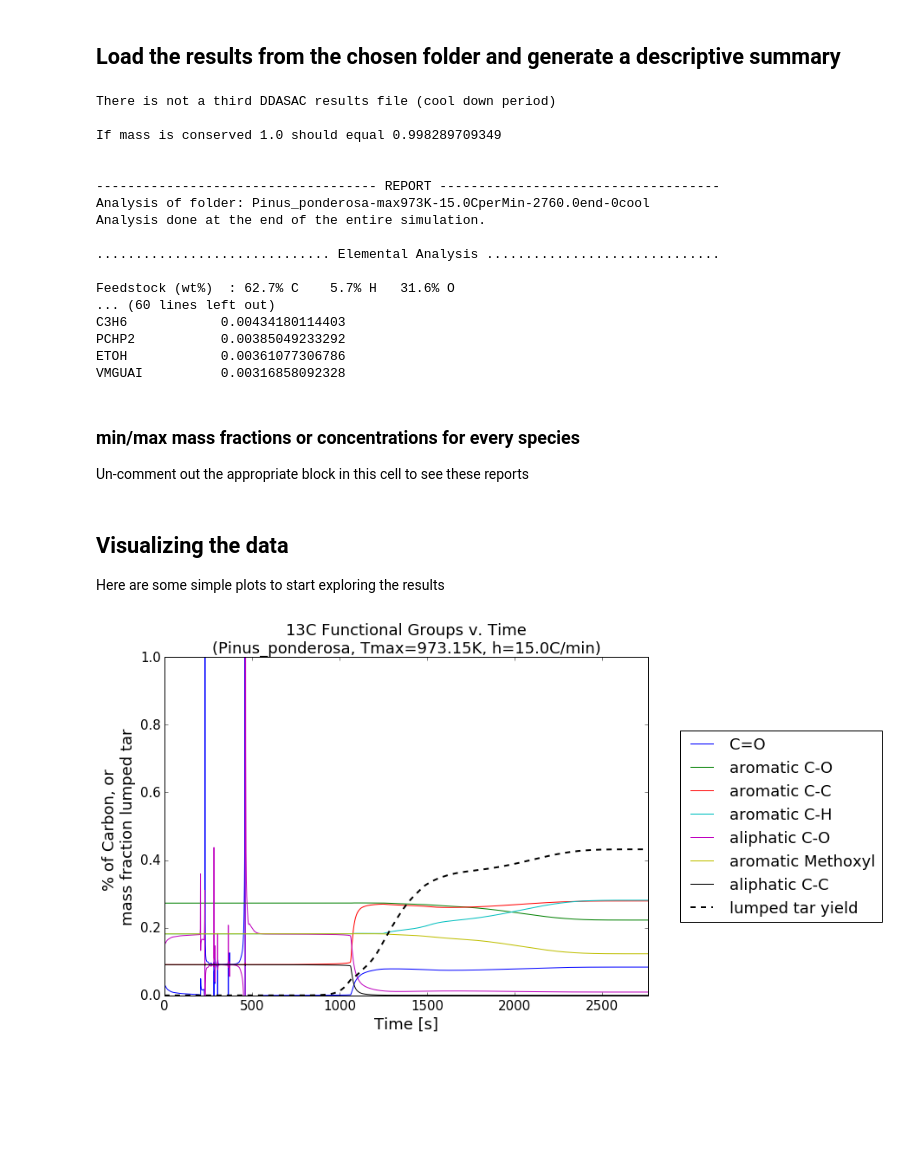
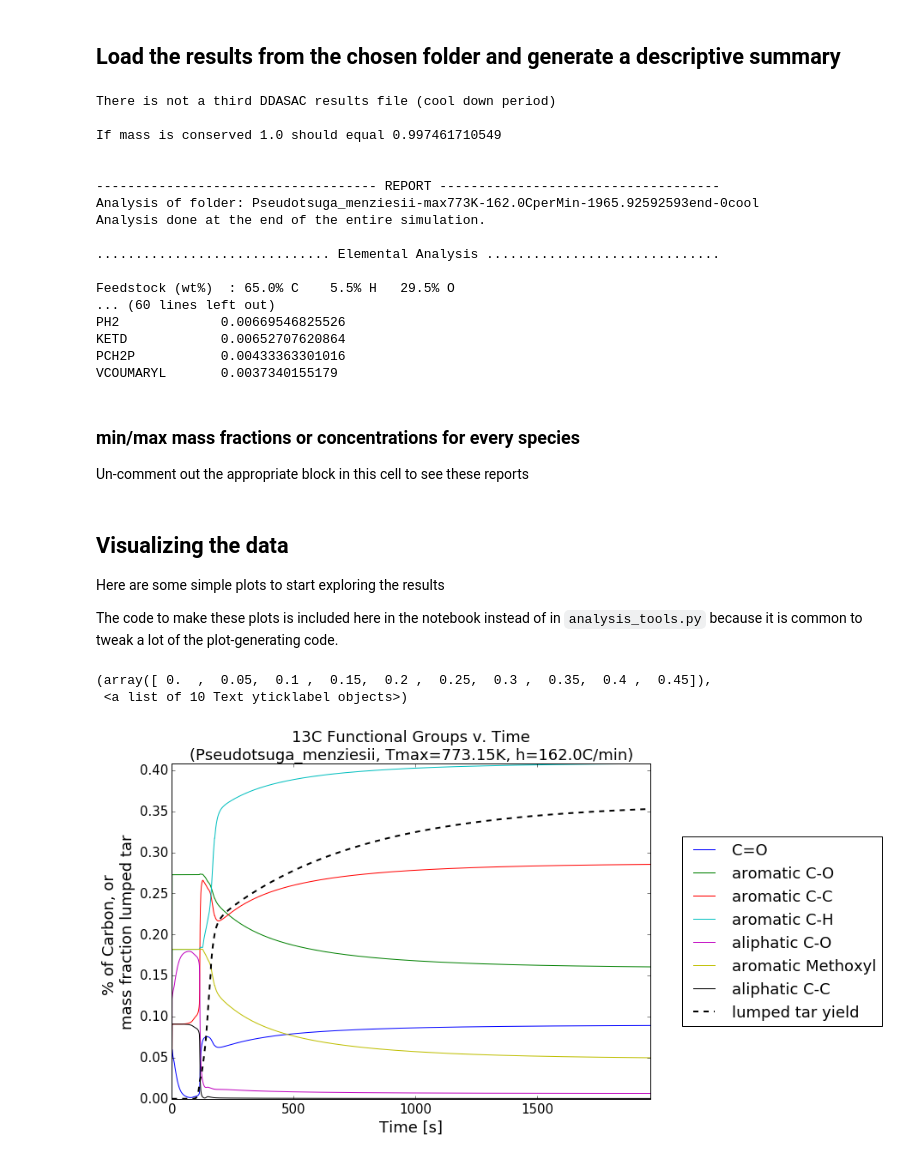
Before and after one commit to houghb/ligpy, a Jupyter notebook: explore_ligpy_results.ipynb, the cells around one changed output. Saved outputs shown, nothing was run; the diff lists cells and outputs as text; code cells hidden in the pictures; blank space fills up the shorter version.

Commit message:
finish explore_ligpy_results notebook and analysis tools

```diff
--- a/explore_ligpy_results.ipynb
+++ b/explore_ligpy_results.ipynb
@@ -58,25 +56,25 @@ m /= m_0
 print '\nIf mass is conserved %s should equal %s\n'\
         % (m[0,:].sum(axis=0),m[-1,:].sum(axis=0))
 
-generate_report(speciesindices, specieslist, y, m, t, which_result)
+t_index = generate_report(speciesindices, specieslist, y, m, t, which_result)
 # %% [output]
 There is not a third DDASAC results file (cool down period)
 
-If mass is conserved 1.0 should equal 0.998289709349
+If mass is conserved 1.0 should equal 0.997461710549
 
 
 ------------------------------------ REPORT ------------------------------------
-Analysis of folder: Pinus_ponderosa-max973K-15.0CperMin-2760.0end-0cool
+Analysis of folder: Pseudotsuga_menziesii-max773K-162.0CperMin-1965.92592593end-0cool
 Analysis done at the end of the entire simulation.
 
 .............................. Elemental Analysis ..............................
 
-Feedstock (wt%)  : 62.7% C    5.7% H   31.6% O
+Feedstock (wt%)  : 65.0% C    5.5% H   29.5% O
 ... (60 lines left out)
-C3H6            0.00434180114403
-PCHP2           0.00385049233292
-ETOH            0.00361077306786
-VMGUAI          0.00316858092328
+PH2             0.00669546825526
+KETD            0.00652707620864
+PCH2P           0.00433363301016
+VCOUMARYL       0.0037340155179
 # %% [markdown]
 ### min/max mass fractions or concentrations for every species
 Un-comment out the appropriate block in this cell to see these reports
@@ -103,31 +101,41 @@ Un-comment out the appropriate block in this cell to see these reports
 # %% [markdown]
 ## Visualizing the data
 Here are some simple plots to start exploring the results
+
+The code to make these plots is included here in the notebook instead of in `analysis_tools.py` because it is common to tweak a lot of the plot-generating code.
 # %%
 # Mass fraction of each 13C functional group vs. time
 groups = ['C=O', 'aromatic C-O', 'aromatic C-C', 'aromatic C-H',
               'aliphatic C-O', 'aromatic Methoxyl', 'aliphatic C-C']
-morelumped = lump_species(speciesindices, m)[2]
+lumped, phenolic_families, morelumped = lump_species(speciesindices, m)
 C13_array = np.zeros([7, len(t)])
 for i, time in enumerate(t):
     C13_array[:, i] = C_fun_gen(['t'],speciesindices, y, time[0])
 C13_array = np.nan_to_num(C13_array)
 
-plt.figure(figsize=(10,7), dpi=200)
+plt.figure(figsize=(10, 7), dpi=200)
 for i in range(0, len(groups), 1):
     plt.plot(t[:], C13_array[i, :], label=groups[i])
 
 # Add a line for the total lumped tar yield
 plt.plot(t[:], morelumped[:, 1], label='lumped tar yield', color='black',
          linestyle='--', linewidth=2.0)
 
-plt.axis([0, t[-1], 0, 1])
+plt.axis([0, t[t_index], 0, np.max(C13_array)])
 plt.xlabel('Time [s]', fontsize=18)
 plt.ylabel('% of Carbon, or \nmass fraction lumped tar', fontsize=18)
 plt.title('13C Functional Groups v. Time\n(%s, Tmax=%sK, h=%sC/min)' %
           (plant, max_T, heating_rate), fontsize=18)
 plt.legend(ncol=1, loc='center left', bbox_to_anchor=(1.05, 0.5), fontsize=18)
 plt.xticks(fontsize=15)
-plt.yticks(fontsize=15);
+plt.yticks(fontsize=15)
+
+# # Write the model data for this figure to a csv file so plots can
+# # be made in another notebook to use for publication.
+# with open('pseudotsuga_menziesii_162_773.csv','wb') as csvfile:
+#     modelwriter = csv.writer(csvfile)
+#     modelwriter.writerows(np.concatenate((t.T, C13_array), axis=0).T)
 # %% [output]
+(array([ 0.  ,  0.05,  0.1 ,  0.15,  0.2 ,  0.25,  0.3 ,  0.35,  0.4 ,  0.45]),
+ <a list of 10 Text yticklabel objects>)
-[figure, old version]
+[figure, new version]
```
Also changed, not shown: parts of 7 cells of this notebook, 1 other file.
